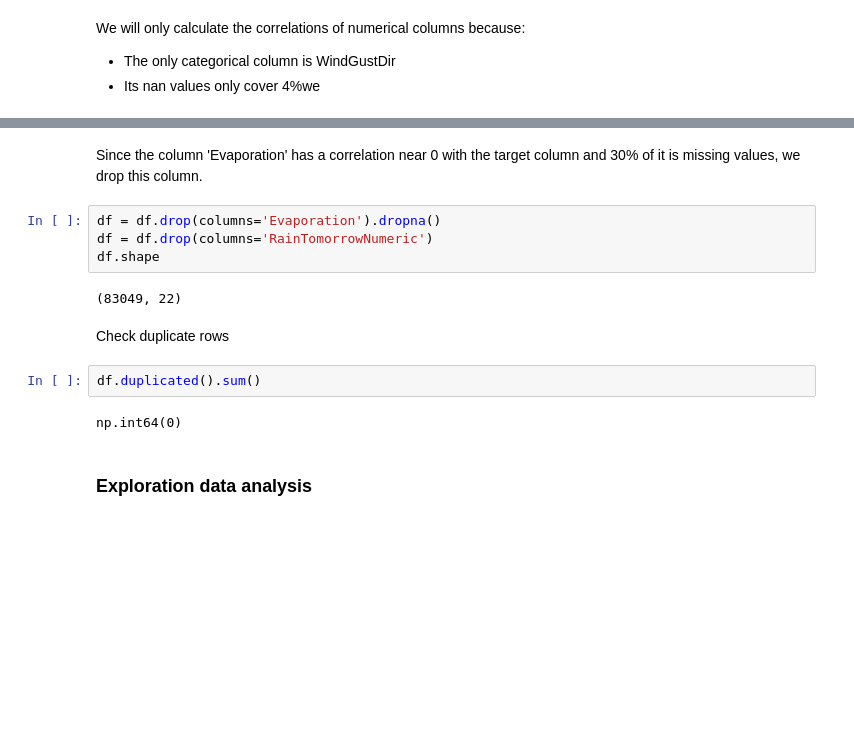
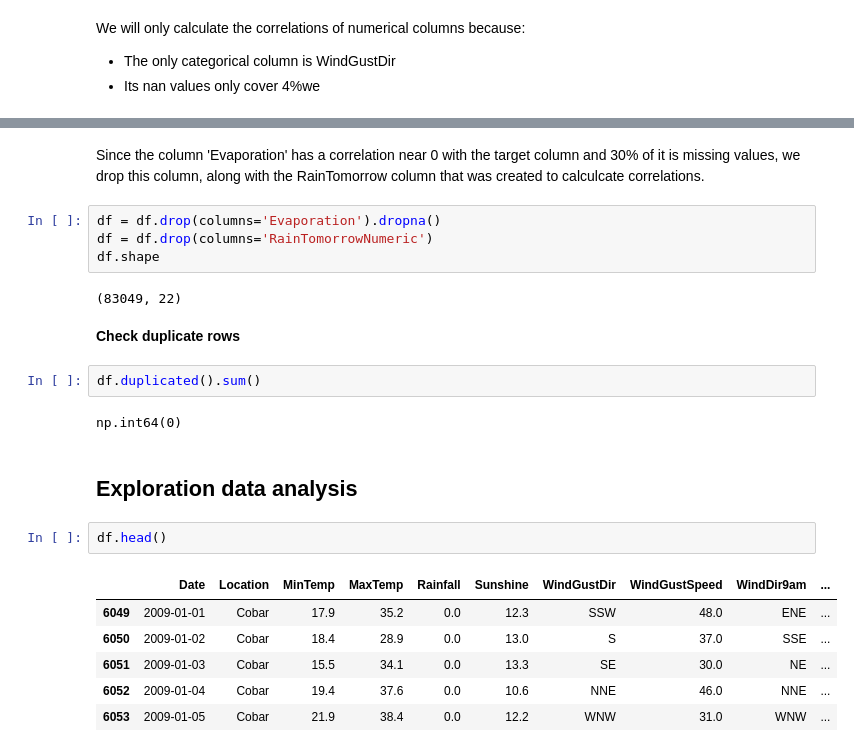
Before and after one commit to dzungpnguyen/rain-in-australia, a Jupyter notebook: data_exploration_analysis.ipynb, the cells around one changed output, grey strips where cells are left out. Saved outputs shown, nothing was run; the diff lists cells and outputs as text; blank space fills up the shorter version.

```diff
--- a/data_exploration_analysis.ipynb
+++ b/data_exploration_analysis.ipynb
@@ -218,6 +223,6 @@ Correlations of numerical columns with target column:
 [figure]
 # %% [markdown]
-Since the column 'Evaporation' has a correlation near 0 with the target column and 30% of it is missing values, we drop this column.
+Since the column 'Evaporation' has a correlation near 0 with the target column and 30% of it is missing values, we drop this column, along with the RainTomorrow column that was created to calculcate correlations.
 # %%
 df = df.drop(columns='Evaporation').dropna()
 df = df.drop(columns='RainTomorrowNumeric')
@@ -225,10 +230,19 @@ df.shape
 # %% [output]
 (83049, 22)
 # %% [markdown]
-Check duplicate rows
+**Check duplicate rows**
 # %%
 df.duplicated().sum()
 # %% [output]
 np.int64(0)
 # %% [markdown]
-### Exploration data analysis
+## **Exploration data analysis**
+# %%
+df.head()
+# %% [output]
+|  | Date | Location | MinTemp | MaxTemp | Rainfall | Sunshine | WindGustDir | WindGustSpeed | WindDir9am | ... |
+| 6049 | 2009-01-01 | Cobar | 17.9 | 35.2 | 0.0 | 12.3 | SSW | 48.0 | ENE | ... |
+| 6050 | 2009-01-02 | Cobar | 18.4 | 28.9 | 0.0 | 13.0 | S | 37.0 | SSE | ... |
+| 6051 | 2009-01-03 | Cobar | 15.5 | 34.1 | 0.0 | 13.3 | SE | 30.0 | NE | ... |
+| 6052 | 2009-01-04 | Cobar | 19.4 | 37.6 | 0.0 | 10.6 | NNE | 46.0 | NNE | ... |
+| 6053 | 2009-01-05 | Cobar | 21.9 | 38.4 | 0.0 | 12.2 | WNW | 31.0 | WNW | ... |
```
Also changed, not shown: parts of 8 cells of this notebook.
